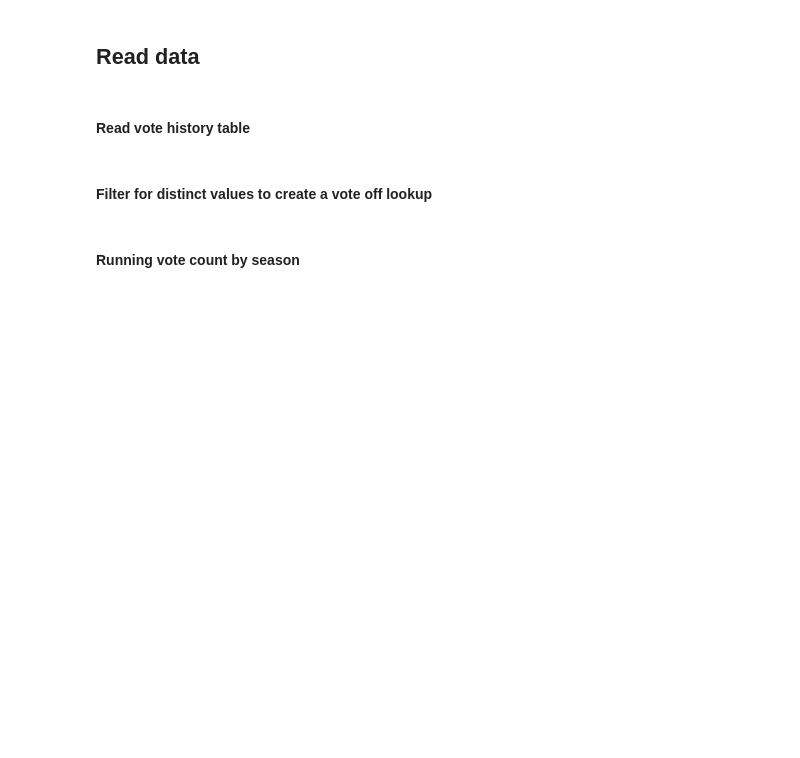
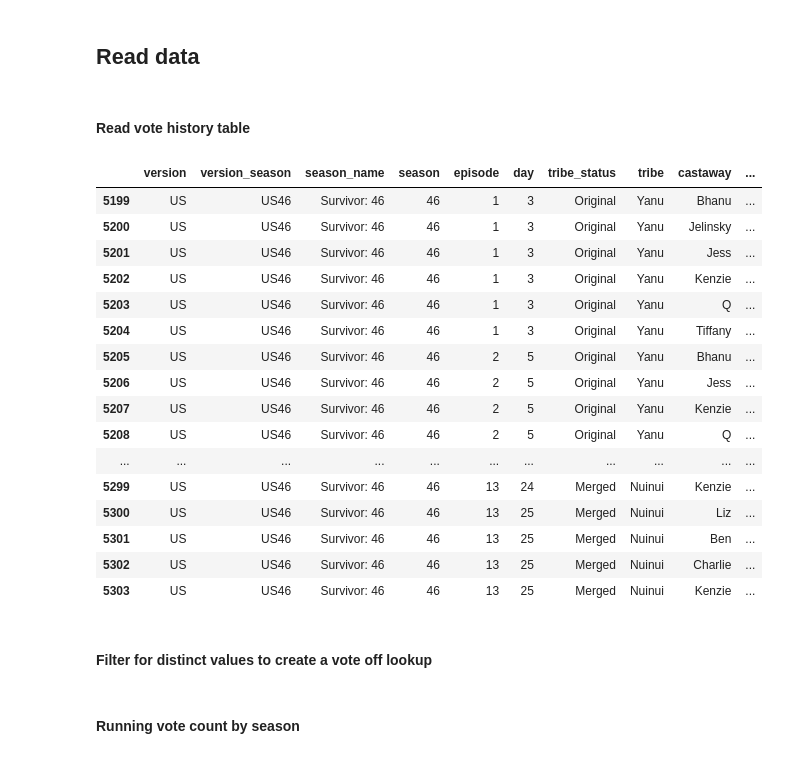
Before and after one commit to stiles/survivoR2py, a Jupyter notebook: notebooks/00-create-voteoff-lookup.ipynb, the cells around one changed output. Saved outputs shown, nothing was run; the diff lists cells and outputs as text; code cells hidden in the pictures; blank space fills up the shorter version.

```diff
--- a/notebooks/00-create-voteoff-lookup.ipynb
+++ b/notebooks/00-create-voteoff-lookup.ipynb
@@ -24,2 +24,22 @@ src = pd.read_csv(
+# %%
+src.query("season == 46")
+# %% [output]
+|  | version | version_season | season_name | season | episode | day | tribe_status | tribe | castaway | ... |
+| 5199 | US | US46 | Survivor: 46 | 46 | 1 | 3 | Original | Yanu | Bhanu | ... |
+| 5200 | US | US46 | Survivor: 46 | 46 | 1 | 3 | Original | Yanu | Jelinsky | ... |
+| 5201 | US | US46 | Survivor: 46 | 46 | 1 | 3 | Original | Yanu | Jess | ... |
+| 5202 | US | US46 | Survivor: 46 | 46 | 1 | 3 | Original | Yanu | Kenzie | ... |
+| 5203 | US | US46 | Survivor: 46 | 46 | 1 | 3 | Original | Yanu | Q | ... |
+| 5204 | US | US46 | Survivor: 46 | 46 | 1 | 3 | Original | Yanu | Tiffany | ... |
+| 5205 | US | US46 | Survivor: 46 | 46 | 2 | 5 | Original | Yanu | Bhanu | ... |
+| 5206 | US | US46 | Survivor: 46 | 46 | 2 | 5 | Original | Yanu | Jess | ... |
+| 5207 | US | US46 | Survivor: 46 | 46 | 2 | 5 | Original | Yanu | Kenzie | ... |
+| 5208 | US | US46 | Survivor: 46 | 46 | 2 | 5 | Original | Yanu | Q | ... |
+| ... | ... | ... | ... | ... | ... | ... | ... | ... | ... | ... |
+| 5299 | US | US46 | Survivor: 46 | 46 | 13 | 24 | Merged | Nuinui | Kenzie | ... |
+| 5300 | US | US46 | Survivor: 46 | 46 | 13 | 25 | Merged | Nuinui | Liz | ... |
+| 5301 | US | US46 | Survivor: 46 | 46 | 13 | 25 | Merged | Nuinui | Ben | ... |
+| 5302 | US | US46 | Survivor: 46 | 46 | 13 | 25 | Merged | Nuinui | Charlie | ... |
+| 5303 | US | US46 | Survivor: 46 | 46 | 13 | 25 | Merged | Nuinui | Kenzie | ... |
 # %% [markdown]
 #### Filter for distinct values to create a vote off lookup
```
Also changed, not shown: parts of 10 cells of this notebook, 39 other files.
